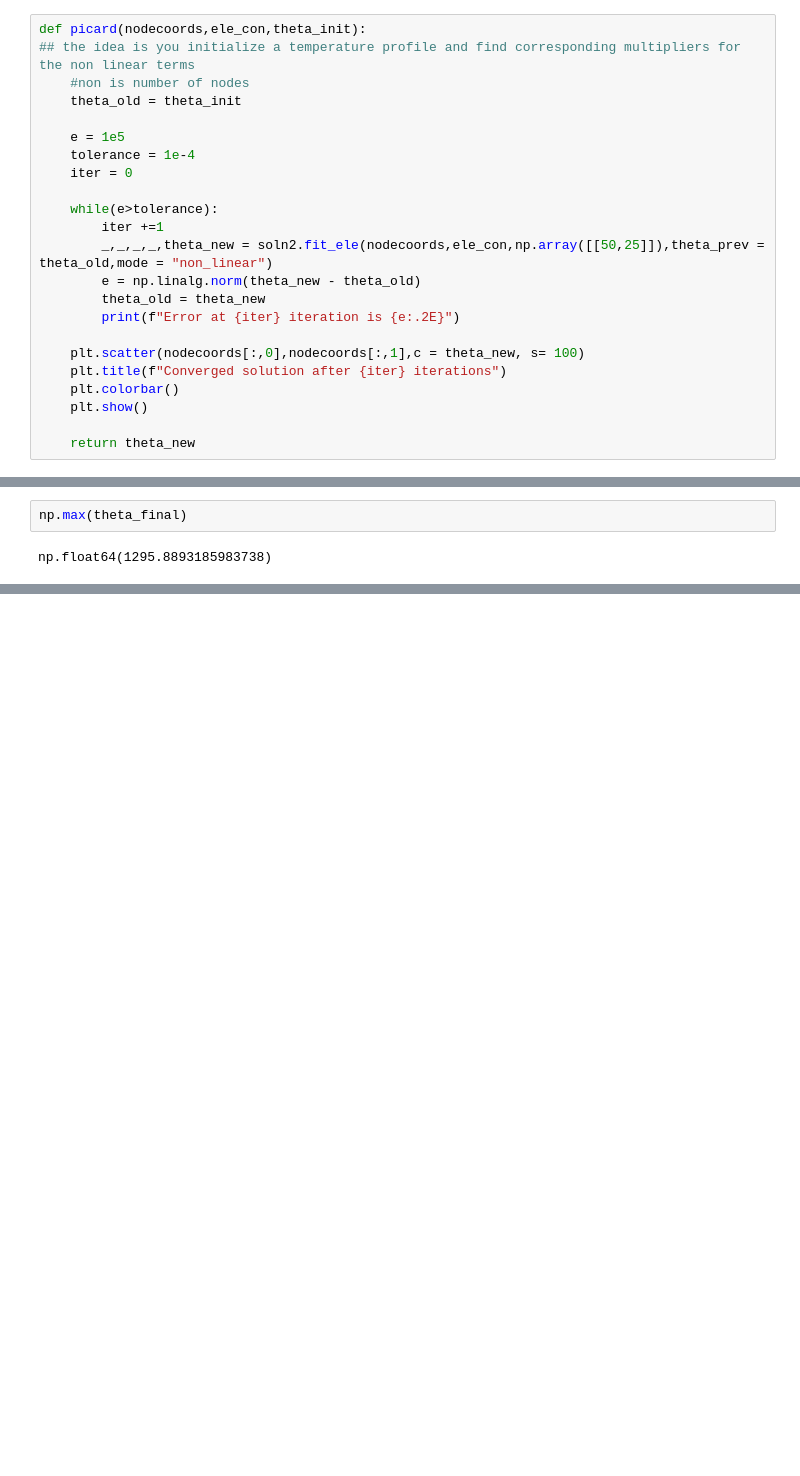
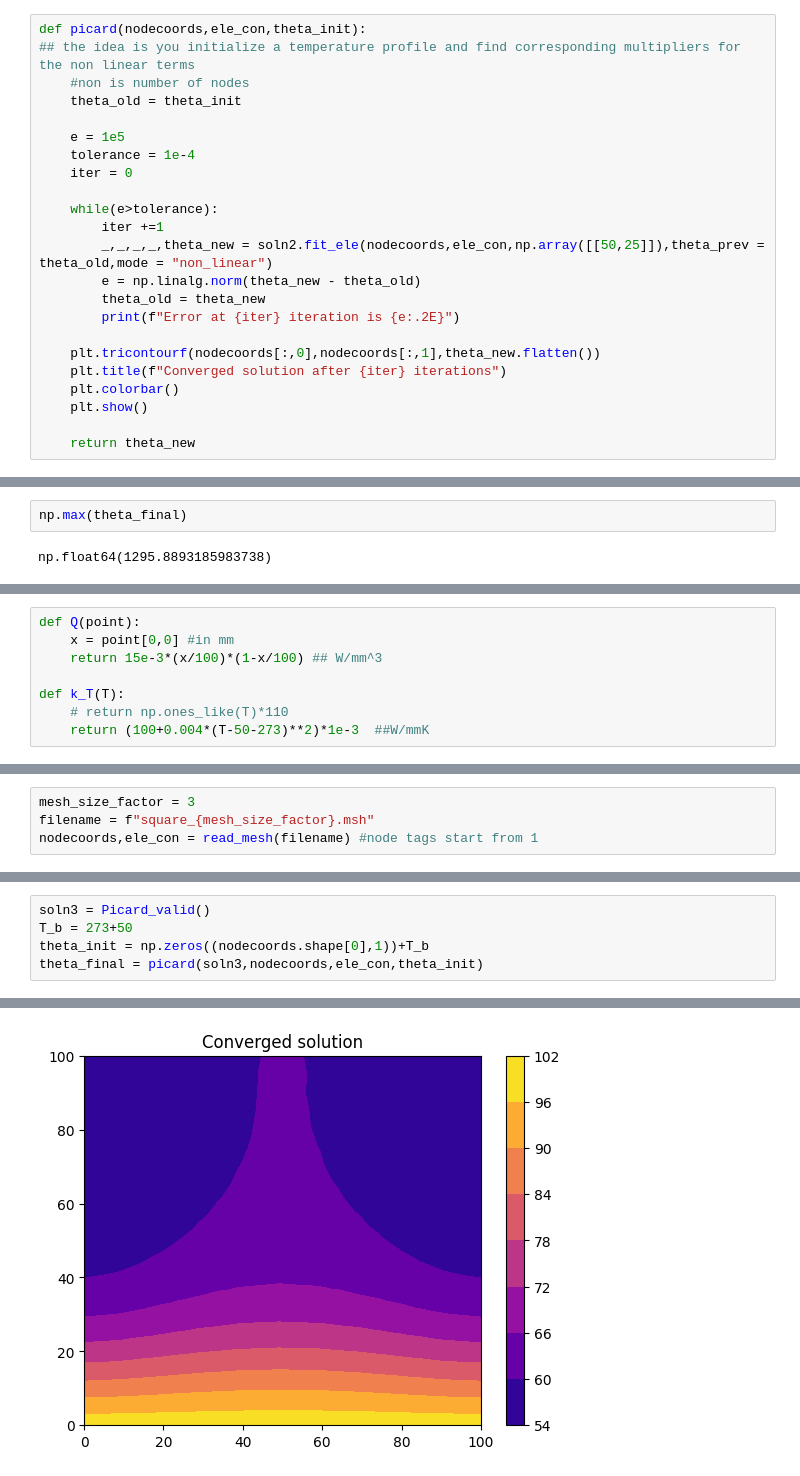
Before and after one commit to me21b172/ME5204-Project, a Jupyter notebook: Jayagowtham/Jayagowtham_project.ipynb, the cells around one changed output, grey strips where cells are left out. Cells and saved outputs as stored; diff of their text form; blank space fills up the shorter version.

Commit message:
Validation of Picard

```diff
--- a/Jayagowtham/Jayagowtham_project.ipynb
+++ b/Jayagowtham/Jayagowtham_project.ipynb
@@ -208,7 +225,7 @@ def picard(nodecoords,ele_con,theta_init):
         theta_old = theta_new
         print(f"Error at {iter} iteration is {e:.2E}")
 
-    plt.scatter(nodecoords[:,0],nodecoords[:,1],c = theta_new, s= 100)
+    plt.tricontourf(nodecoords[:,0],nodecoords[:,1],theta_new.flatten())
     plt.title(f"Converged solution after {iter} iterations")
     plt.colorbar()
     plt.show()
@@ -238,0 +258,8 @@ np.float64(1295.8893185983738)
+# %%
+def Q(point):
+    x = point[0,0] #in mm
+    return 15e-3*(x/100)*(1-x/100) ## W/mm^3
+
+def k_T(T):
+    # return np.ones_like(T)*110
+    return (100+0.004*(T-50-273)**2)*1e-3  ##W/mmK
@@ -238,0 +383,4 @@ np.float64(1295.8893185983738)
+# %%
+mesh_size_factor = 3
+filename = f"square_{mesh_size_factor}.msh"
+nodecoords,ele_con = read_mesh(filename) #node tags start from 1
@@ -238,0 +391,6 @@ np.float64(1295.8893185983738)
+# %%
+soln3 = Picard_valid()
+T_b = 273+50
+theta_init = np.zeros((nodecoords.shape[0],1))+T_b
+theta_final = picard(soln3,nodecoords,ele_con,theta_init)
+# %% [output]
@@ -238,0 +414 @@ np.float64(1295.8893185983738)
+[figure, added]
```
Also changed, not shown: parts of 12 cells of this notebook.
